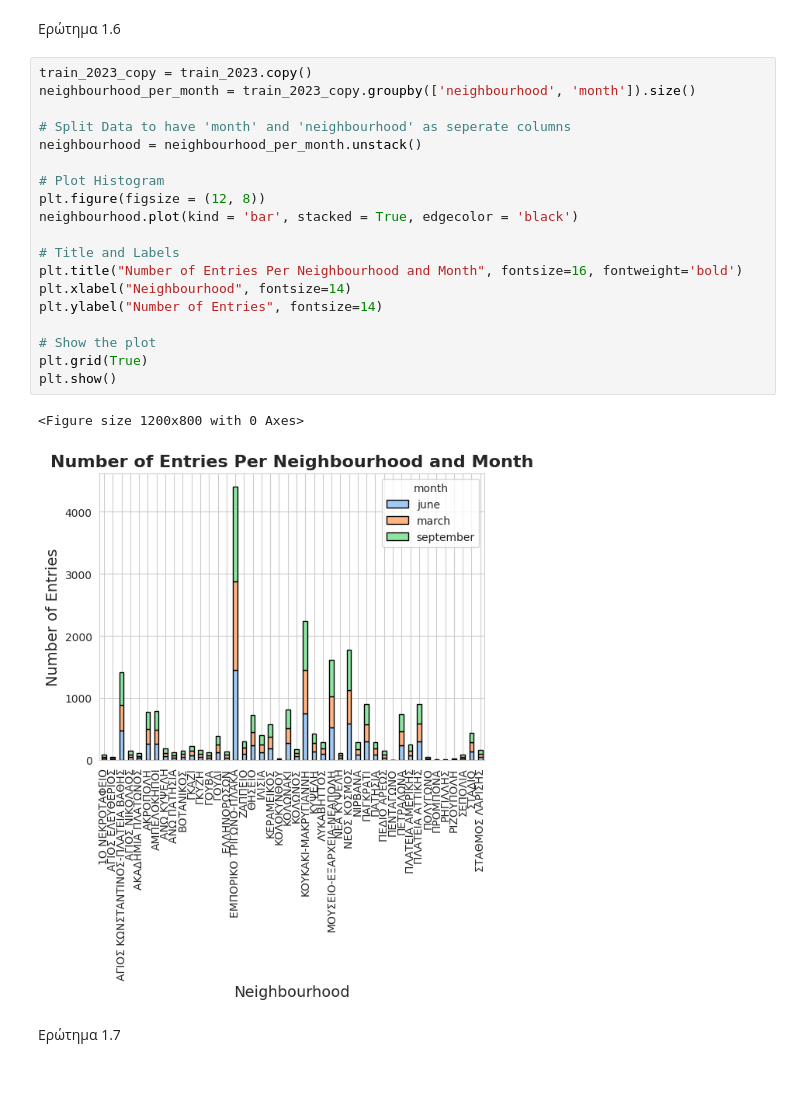
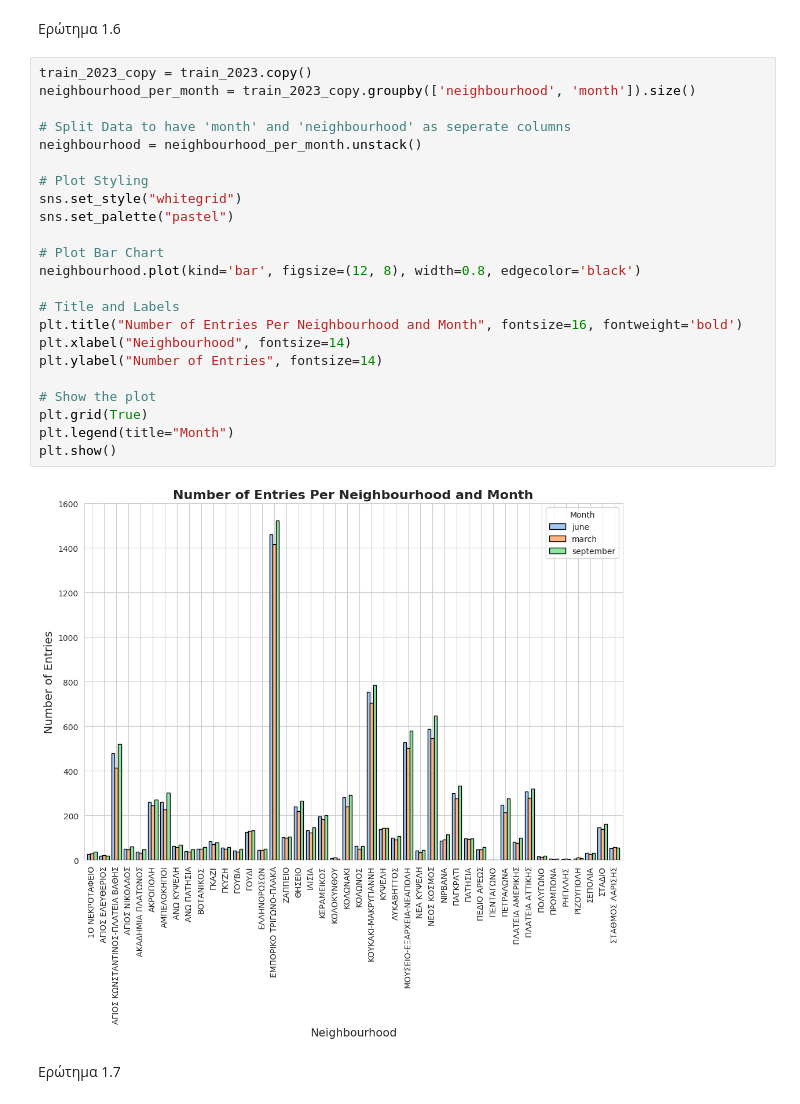
Before and after one commit to GeorgeSakketos/Data_Mining_Exercice_01, a Jupyter notebook: Data_Mining.ipynb, the cells around one changed output. Drawn from its saved outputs; the diff is of its cells as text; blank space fills up the shorter version.

```diff
--- a/Data_Mining.ipynb
+++ b/Data_Mining.ipynb
@@ -274,24 +301,27 @@ Length: 132, dtype: int64
 # %%
 train_2023_copy = train_2023.copy()
 neighbourhood_per_month = train_2023_copy.groupby(['neighbourhood', 'month']).size()
 
 # Split Data to have 'month' and 'neighbourhood' as seperate columns
 neighbourhood = neighbourhood_per_month.unstack()
 
-# Plot Histogram
-plt.figure(figsize = (12, 8))
-neighbourhood.plot(kind = 'bar', stacked = True, edgecolor = 'black')
+# Plot Styling
+sns.set_style("whitegrid")
+sns.set_palette("pastel")
+
+# Plot Bar Chart
+neighbourhood.plot(kind='bar', figsize=(12, 8), width=0.8, edgecolor='black')
 
 # Title and Labels
 plt.title("Number of Entries Per Neighbourhood and Month", fontsize=16, fontweight='bold')
 plt.xlabel("Neighbourhood", fontsize=14)
 plt.ylabel("Number of Entries", fontsize=14)
 
 # Show the plot
 plt.grid(True)
+plt.legend(title="Month")
 plt.show()
 # %% [output]
-<Figure size 1200x800 with 0 Axes>
-[figure, old version]
+[figure, new version]
 # %% [markdown]
 Ερώτημα 1.7
```
Also changed, not shown: parts of 44 cells of this notebook.
